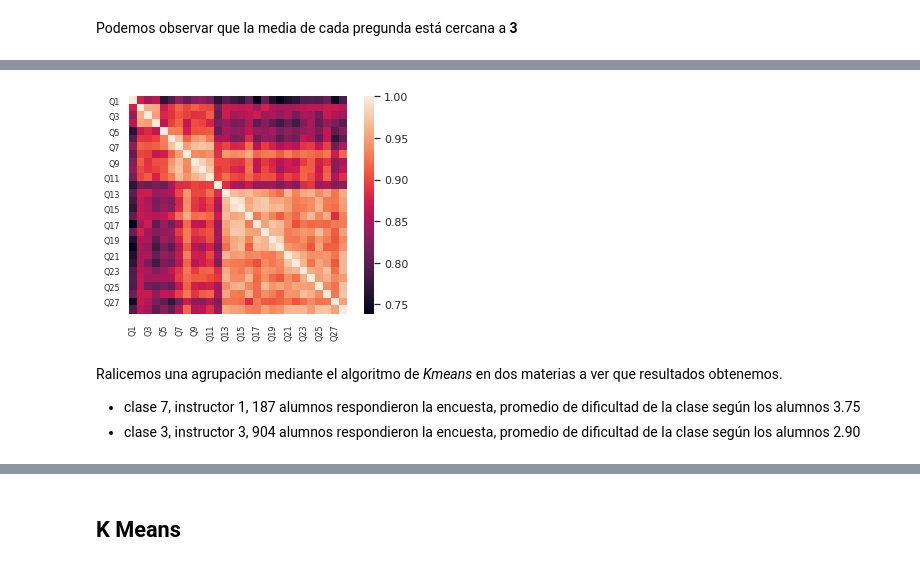
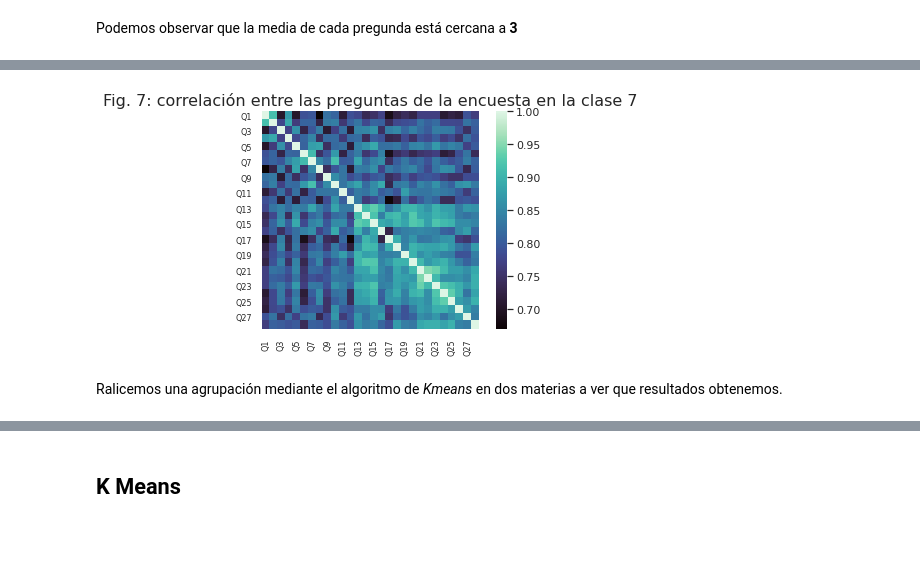
Before and after one commit to SarahLares/Clustering_on_Survery, a Jupyter notebook: Tarea_3_Clustering.ipynb, the cells around one changed output, grey strips where cells are left out. Saved outputs shown, nothing was run; the diff lists cells and outputs as text; code cells hidden in the pictures; blank space fills up the shorter version.

```diff
--- a/Tarea_3_Clustering.ipynb
+++ b/Tarea_3_Clustering.ipynb
@@ -188,16 +182,14 @@ df_C13 = df.loc[df['class']==13].iloc[:,5:]
 # %%
-cor = df_C2.corr() #Calculate the correlation of the above variables
-sns.heatmap(cor, square = True)
+cor = df_C7.corr()
+plt.title('Fig. 7: correlación entre las preguntas de la encuesta en la clase 7',fontsize=16)
+sns.heatmap(cor, square = True,cmap='mako')
 plt.tick_params(axis='x', labelsize=8)
 plt.tick_params(axis='y', labelsize=8)
+plt.show()
 # %% [output]
-[figure, old version]
+[figure, new version]
-# %% [markdown]
-Ralicemos una agrupación mediante el algoritmo de *Kmeans* en dos materias a ver que resultados obtenemos.
-
-
-*   clase 7, instructor 1, 187 alumnos respondieron la encuesta, promedio de dificultad de la clase según los alumnos 3.75
-*   clase 3, instructor 3, 904 alumnos respondieron la encuesta, promedio de dificultad de la clase según los alumnos 2.90
+# %% [markdown]
+Ralicemos una agrupación mediante el algoritmo de *Kmeans* en dos materias a ver que resultados obtenemos.
 # %%
 from sklearn.preprocessing import StandardScaler
 ss = StandardScaler()
```
Also changed, not shown: parts of 36 cells of this notebook.
